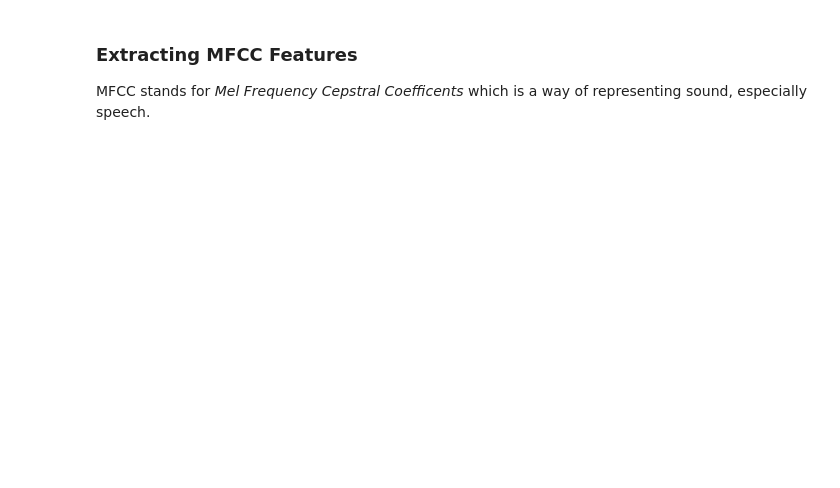
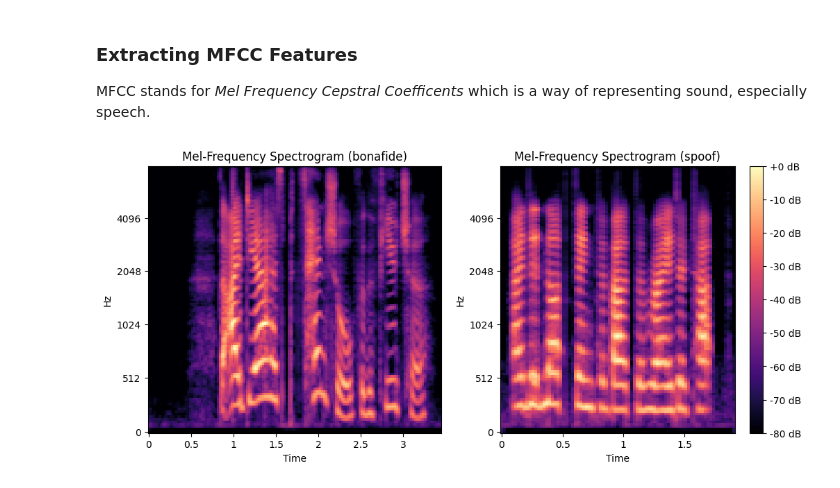
Before and after one commit to Deeeeelan/Deepfake-Audio-Detector, a Jupyter notebook: notebooks/data_analysis.ipynb, the cells around one changed output. Saved outputs shown, nothing was run; the diff lists cells and outputs as text; code cells hidden in the pictures; blank space fills up the shorter version.

Commit message:
Add subplots to spectrograms

```diff
--- a/notebooks/data_analysis.ipynb
+++ b/notebooks/data_analysis.ipynb
@@ -65,12 +65,19 @@ MFCC stands for *Mel Frequency Cepstral Coefficents* which is a way of represent
 # %%
 train_files = '../../data/ASVspoof_Dataset/ASVspoof2019_LA_train/flac/'
 
-def plot_mfcc(file_name, title='Mel-frequency spectrogram'):
+fig, ax = plt.subplots(1, 2, figsize=(12, 5))
+
+def plot_mfcc(file_name, col, title='Mel-frequency spectrogram', colorbar=False):
     file_path =  train_files + file_name + ".flac"
     y, sr = librosa.load(file_path)
     S = librosa.feature.melspectrogram(y=y, sr=sr, n_mels=128, fmax=8000)
-    fig, ax = plt.subplots()
     S_dB = librosa.power_to_db(S, ref=np.max)
-    img = librosa.display.specshow(S_dB, x_axis='time', y_axis='mel', sr=sr, fmax=8000, ax=ax)
-    fig.colorbar(img, ax=ax, format='%+2.0f dB')
-    ax.set(title=title)
+    img = librosa.display.specshow(S_dB, x_axis='time', y_axis='mel', sr=sr, fmax=8000, ax=ax[col])
+    if colorbar:
+        fig.colorbar(img, ax=ax[col], format='%+2.0f dB')
+    ax[col].set(title=title)
+
+plot_mfcc("LA_T_1138215", 0, "Mel-Frequency Spectrogram (bonafide)", False)
+plot_mfcc("LA_T_1004644", 1, "Mel-Frequency Spectrogram (spoof)", True)
+# %% [output]
+[figure, added]
```
Also changed, not shown: parts of 1 cell of this notebook.
